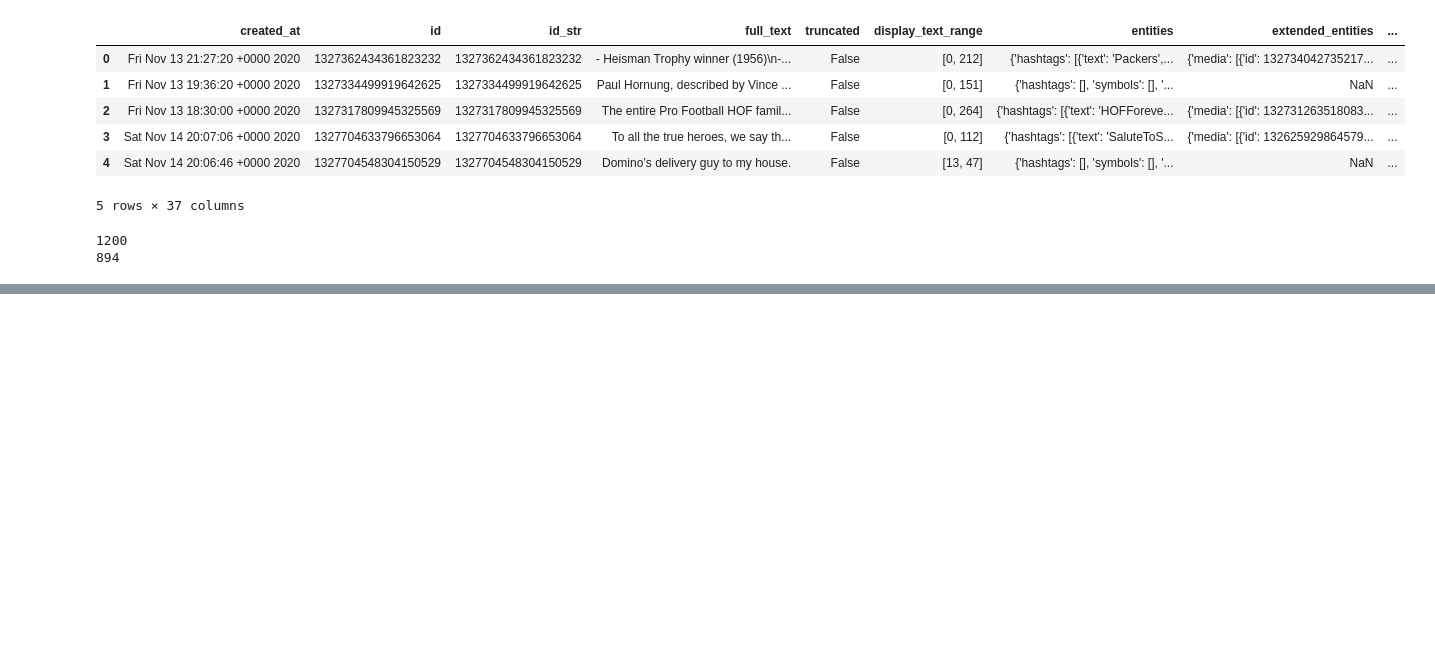
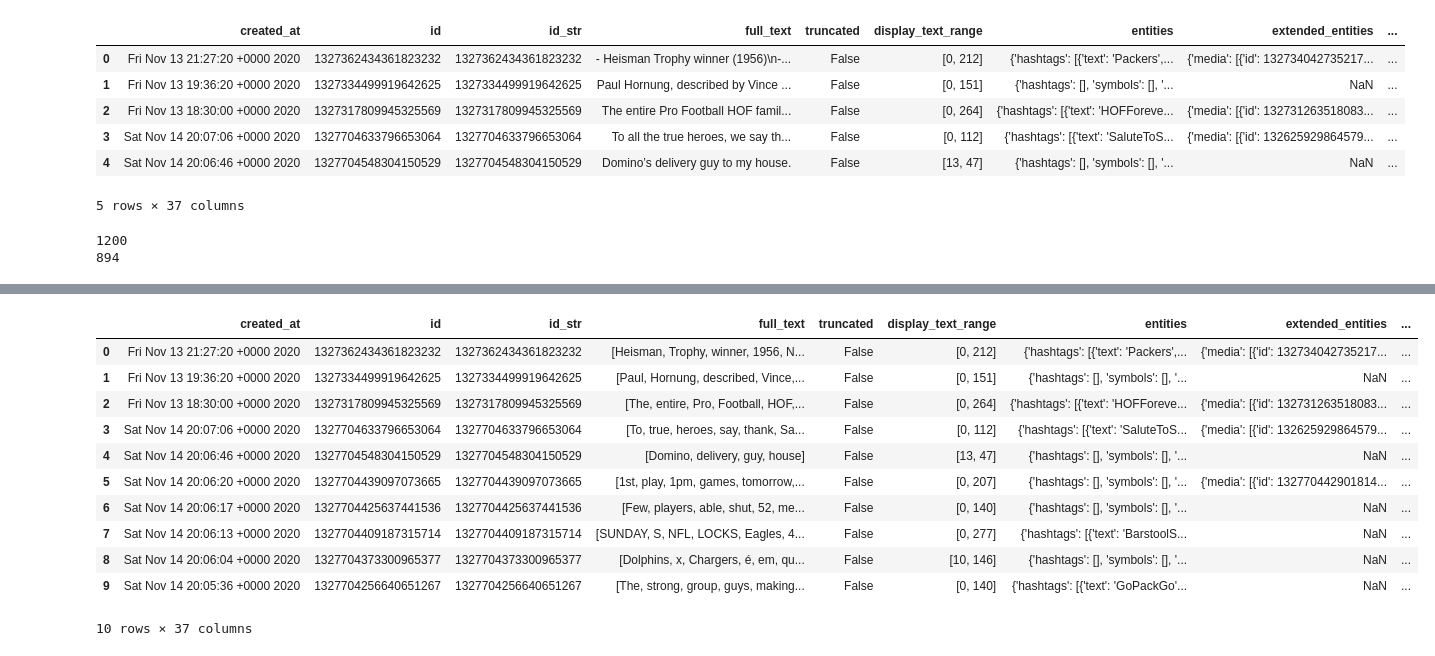
Before and after one commit to belosgood/NFL-popularity-contest, a Jupyter notebook: football-analysis.ipynb, the cells around one changed output, grey strips where cells are left out. Saved outputs shown, nothing was run; the diff lists cells and outputs as text; code cells hidden in the pictures; blank space fills up the shorter version.

```diff
--- a/football-analysis.ipynb
+++ b/football-analysis.ipynb
@@ -68,0 +81,19 @@ dtype: float64
+# %%
+import re
+contraction_patterns=[(r'can\'t', 'cannot'),
+                    (r'haven\'t', 'have not'),
+                    (r'(\w+)\'ll', '\g<1> will'),
+                    (r'(\w+)\'re', '\g<1> are'),
+                     (r'(\w+)\'ve', '\g<1> have'),
+                     (r'don\'t', 'do not')]
+
+class contraction_replacer(object):
+    def __init__(self, contraction_patterns):
+        # store compiled regex object
+        self._contraction_regexes = [(re.compile(p), replaced_text) for p, replaced_text in contraction_patterns]
+
+    def do_contraction_normalization(self, text):
+        for contraction_regex, replaced_text in self._contraction_regexes:
+            text = contraction_regex.sub(replaced_text, text)
+        return text
+contraction_replacer = contraction_replacer(contraction_patterns)
@@ -68,0 +110,16 @@ dtype: float64
+# %%
+football_feed_df["full_text"] = football_feed_df["full_text"].apply(clean_tweet)
+football_feed_df.head(10)
+# %% [output]
+|  | created_at | id | id_str | full_text | truncated | display_text_range | entities | extended_entities | ... |
+| 0 | Fri Nov 13 21:27:20 +0000 2020 | 1327362434361823232 | 1327362434361823232 | [Heisman, Trophy, winner, 1956, N... | False | [0, 212] | {'hashtags': [{'text': 'Packers',... | {'media': [{'id': 132734042735217... | ... |
+| 1 | Fri Nov 13 19:36:20 +0000 2020 | 1327334499919642625 | 1327334499919642625 | [Paul, Hornung, described, Vince,... | False | [0, 151] | {'hashtags': [], 'symbols': [], '... | NaN | ... |
+| 2 | Fri Nov 13 18:30:00 +0000 2020 | 1327317809945325569 | 1327317809945325569 | [The, entire, Pro, Football, HOF,... | False | [0, 264] | {'hashtags': [{'text': 'HOFForeve... | {'media': [{'id': 132731263518083... | ... |
+| 3 | Sat Nov 14 20:07:06 +0000 2020 | 1327704633796653064 | 1327704633796653064 | [To, true, heroes, say, thank, Sa... | False | [0, 112] | {'hashtags': [{'text': 'SaluteToS... | {'media': [{'id': 132625929864579... | ... |
+| 4 | Sat Nov 14 20:06:46 +0000 2020 | 1327704548304150529 | 1327704548304150529 | [Domino, delivery, guy, house] | False | [13, 47] | {'hashtags': [], 'symbols': [], '... | NaN | ... |
+| 5 | Sat Nov 14 20:06:20 +0000 2020 | 1327704439097073665 | 1327704439097073665 | [1st, play, 1pm, games, tomorrow,... | False | [0, 207] | {'hashtags': [], 'symbols': [], '... | {'media': [{'id': 132770442901814... | ... |
+| 6 | Sat Nov 14 20:06:17 +0000 2020 | 1327704425637441536 | 1327704425637441536 | [Few, players, able, shut, 52, me... | False | [0, 140] | {'hashtags': [], 'symbols': [], '... | NaN | ... |
+| 7 | Sat Nov 14 20:06:13 +0000 2020 | 1327704409187315714 | 1327704409187315714 | [SUNDAY, S, NFL, LOCKS, Eagles, 4... | False | [0, 277] | {'hashtags': [{'text': 'BarstoolS... | NaN | ... |
+| 8 | Sat Nov 14 20:06:04 +0000 2020 | 1327704373300965377 | 1327704373300965377 | [Dolphins, x, Chargers, é, em, qu... | False | [10, 146] | {'hashtags': [], 'symbols': [], '... | NaN | ... |
+| 9 | Sat Nov 14 20:05:36 +0000 2020 | 1327704256640651267 | 1327704256640651267 | [The, strong, group, guys, making... | False | [0, 140] | {'hashtags': [{'text': 'GoPackGo'... | NaN | ... |
+10 rows × 37 columns
```
Also changed, not shown: parts of 9 cells of this notebook.
